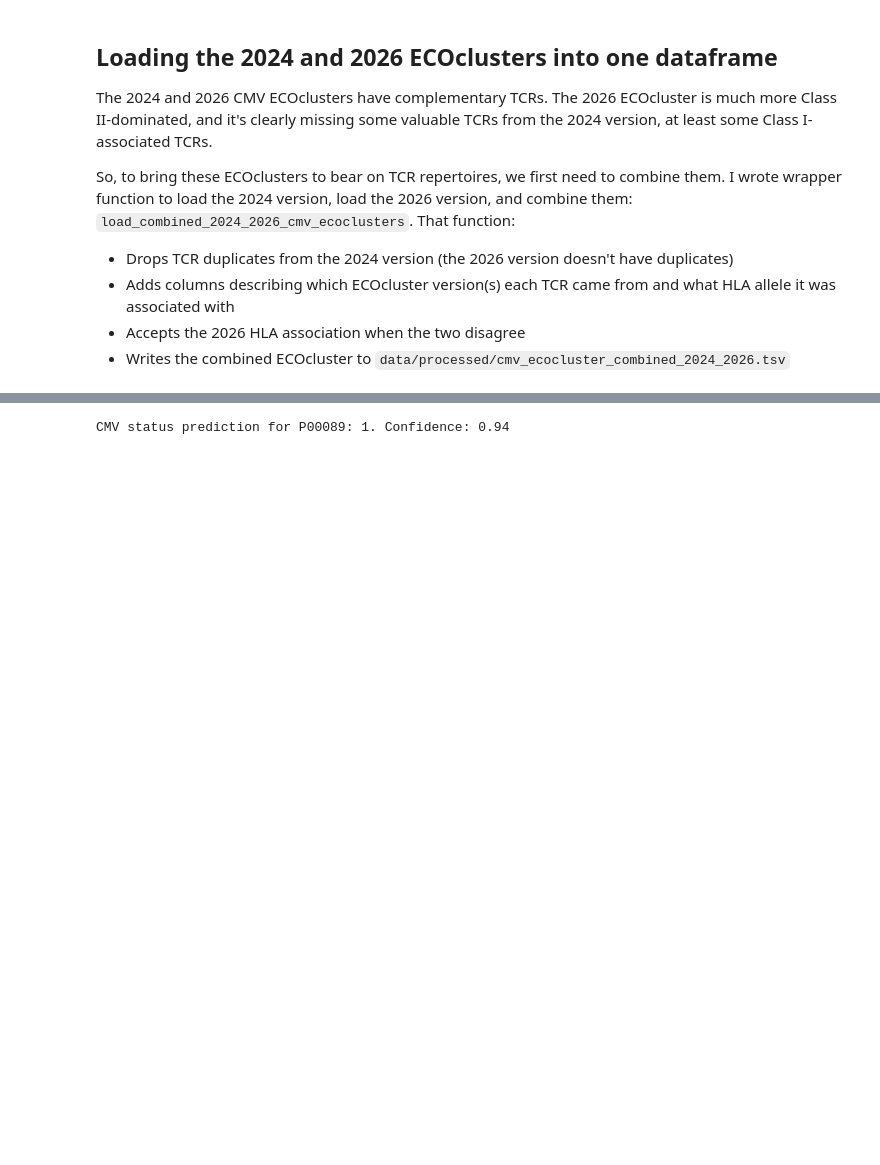
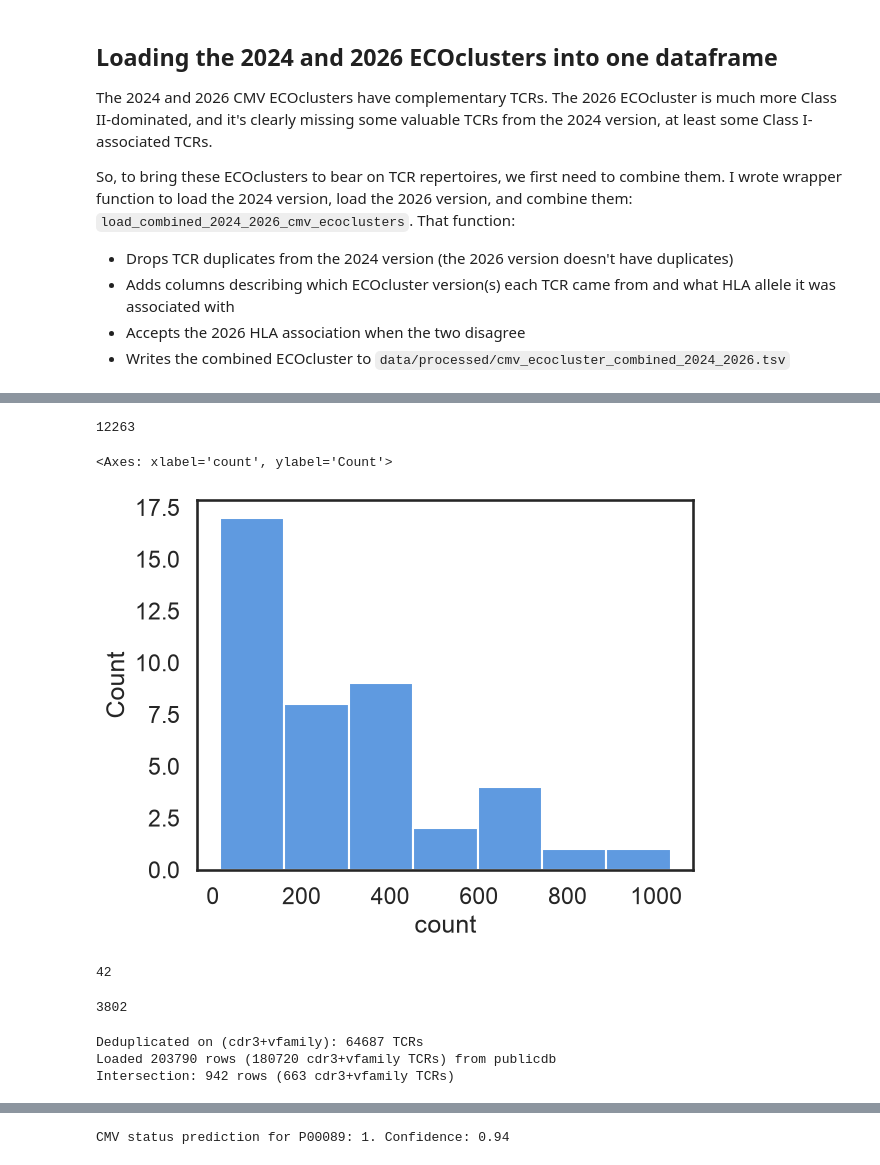
Before and after one commit to dhmay/CMVividly, a Jupyter notebook: notebooks/08_combine_2024_2026.ipynb, the cells around one changed output, grey strips where cells are left out. Saved outputs shown, nothing was run; the diff lists cells and outputs as text; code cells hidden in the pictures; blank space fills up the shorter version.

```diff
--- a/notebooks/08_combine_2024_2026.ipynb
+++ b/notebooks/08_combine_2024_2026.ipynb
@@ -61,3 +50,50 @@ TCR breakdown by HLA class and ECOcluster version:
 | 2024_and_2026 | 2307 | 10222 |
 | 2024_only | 6940 | 6637 |
 | 2026_only | 3016 | 36902 |
+# %%
+pdf_cmv_ecocluster_merged_ci = pdf_cmv_ecocluster_merged[pdf_cmv_ecocluster_merged.hla_class == "ci"]
+print(len(pdf_cmv_ecocluster_merged_ci))
+sns.histplot(pdf_cmv_ecocluster_merged_ci.hla.value_counts())
+# %% [output]
+12263
+<Axes: xlabel='count', ylabel='Count'>
+[figure, added]
+# %%
+len(set(pdf_cmv_ecocluster_merged_ci.hla))
+# %% [output]
+42
+# %%
+sum(pdf_cmv_ecocluster_merged_ci.hla.isin(["A*01:01", "B*35:01", "B*07:02", "B*48:01", "C*08:02",
+                                          "B*08:01", "B*38:01"]))
+# %% [output]
+3802
+# %%
+pdf_cmv_ecocluster_combined_formerge = pdf_cmv_ecocluster_merged.copy()
+pdf_cmv_ecocluster_combined_formerge["vfamily"] = pdf_cmv_ecocluster_combined_formerge.vgene.str.split("-").str[0]
+pdf_cmv_ecocluster_combined_formerge["tcr_vfamcdr3"] = pdf_cmv_ecocluster_combined_formerge.cdr3 + "+" + pdf_cmv_ecocluster_combined_formerge.vfamily
+pdf_cmv_ecocluster_combined_formerge_dedup = pdf_cmv_ecocluster_combined_formerge.drop_duplicates(
+    subset=["tcr_vfamcdr3"])
+print(f"Deduplicated on (cdr3+vfamily): {len(pdf_cmv_ecocluster_combined_formerge_dedup)} TCRs")
+
+pdf_publicdb_tcrs = pd.read_csv("/Users/damonmay//CMVividly/data/processed/public_db_tcrs.tsv",
+                            sep="\t")
+# There are ~1400 TCRs in publicdb with no species assignment. They're useless for our purposes, so let's drop them.
+pdf_publicdb_tcrs = pdf_publicdb_tcrs.rename(columns={"Epitope_species": "epitope_species",
+                                                     "TRB_genprob": "tcr_pgen"})
+pdf_publicdb_tcrs["tcr_vfamcdr3"] = pdf_publicdb_tcrs.TRB_cdr3 + "+" + pdf_publicdb_tcrs.TRB_vfamily
+
+pdf_publicdb_tcrs = pdf_publicdb_tcrs[pdf_publicdb_tcrs.epitope_species.notnull()]
+
+n_publicdb_tcrs = len(set(pdf_publicdb_tcrs.tcr_vfamcdr3))
+print(f"Loaded {len(pdf_publicdb_tcrs)} rows ({n_publicdb_tcrs} cdr3+vfamily TCRs) from publicdb")
+
+pdf_cmveco_in_publicdb = pdf_cmv_ecocluster_combined_formerge_dedup.merge(
+    pdf_publicdb_tcrs.drop(columns=["tcr_pgen"]),
+    how="inner", on="tcr_vfamcdr3",
+    suffixes=["_ecocluster", "_publicdb"])
+n_tcrs_intersect = len(set(pdf_cmveco_in_publicdb.tcr_vfamcdr3))
+print(f"Intersection: {len(pdf_cmveco_in_publicdb)} rows ({n_tcrs_intersect} cdr3+vfamily TCRs)")
+# %% [output]
+Deduplicated on (cdr3+vfamily): 64687 TCRs
+Loaded 203790 rows (180720 cdr3+vfamily TCRs) from publicdb
+Intersection: 942 rows (663 cdr3+vfamily TCRs)
```
Also changed, not shown: parts of 4 cells of this notebook, 3 other files.
